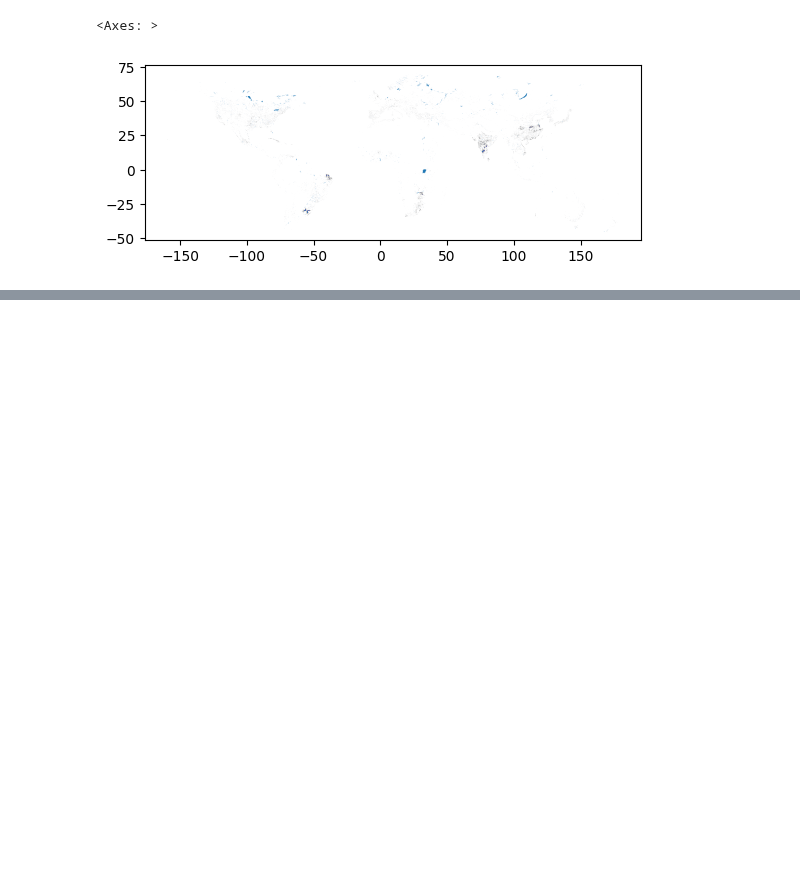
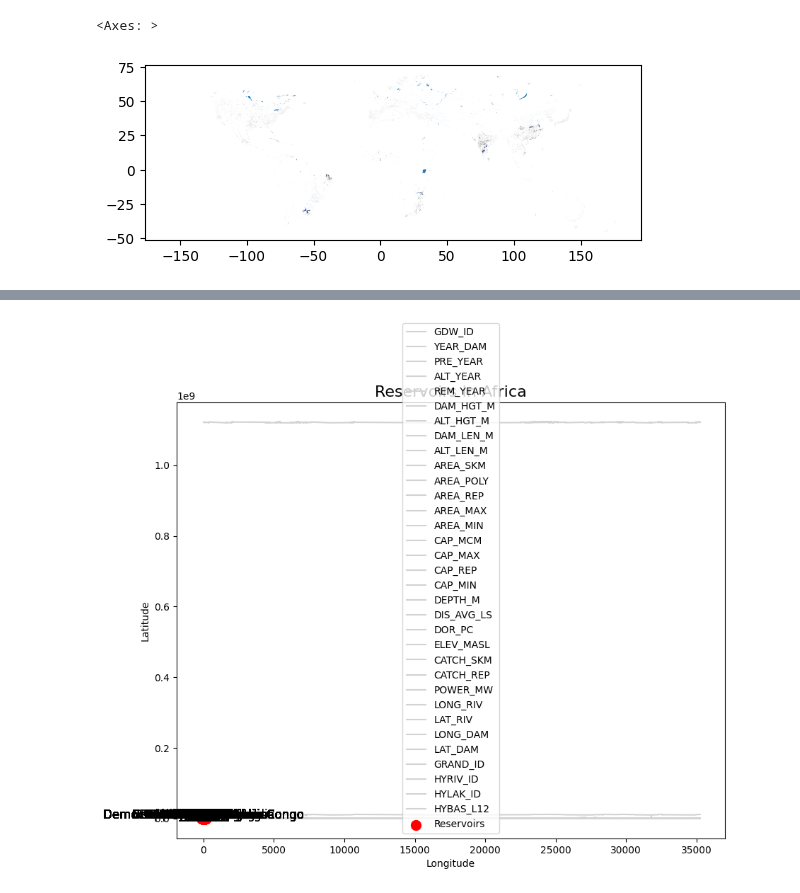
Before and after one commit to T-Schwab/-QM2, a Jupyter notebook: Dam_Reservoirs.ipynb, the cells around one changed output, grey strips where cells are left out. Drawn from its saved outputs; the diff is of its cells as text; code cells hidden in the pictures; blank space fills up the shorter version.

```diff
--- a/Dam_Reservoirs.ipynb
+++ b/Dam_Reservoirs.ipynb
@@ -33,0 +74,13 @@ gdf.plot()
+# %%
+# Strip any leading or trailing spaces in the 'COUNTRY' column
+df['COUNTRY'] = df['COUNTRY'].str.strip()
+
+# If necessary, convert both 'COUNTRY' column and african_countries list to lowercase
+df['COUNTRY'] = df['COUNTRY'].str.lower()
+african_countries = [country.lower() for country in african_countries]
+
+# Filter the DataFrame to only include African countries
+df_africa = df[df['COUNTRY'].isin(african_countries)]
+
+# Verify the result
+print(df_africa.head())
@@ -33,0 +105,27 @@ gdf.plot()
+# %%
+import matplotlib.pyplot as plt
+
+# Select only Latitude and Longitude for plotting
+df_selected = df[['LAT_DAM', 'LONG_DAM']]  # This filters out other columns
+
+# Plot the map of Africa
+fig, ax = plt.subplots(figsize=(10, 8))
+df_africa.plot(ax=ax, color='lightgray')
+
+# Plot the reservoirs on the map
+ax.scatter(df_selected['LONG_DAM'], df_selected['LAT_DAM'], color='red', marker='o', s=100, label="Reservoirs")
+
+# Add labels for each point
+for i, row in df.iterrows():
+    ax.text(row['LONG_DAM'] + 1, row['LAT_DAM'] + 1, row['COUNTRY'], fontsize=12, ha='center', color='black')
+
+# Customize plot
+ax.set_title("Reservoirs in Africa", fontsize=16)
+ax.set_xlabel("Longitude")
+ax.set_ylabel("Latitude")
+
+# Show the plot
+plt.legend()
+plt.show()
+# %% [output]
+[figure, added]
```
Also changed, not shown: parts of 3 cells of this notebook.
